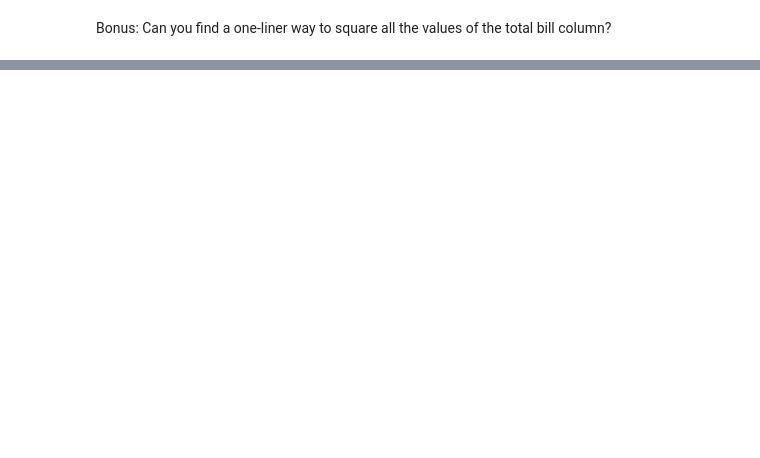
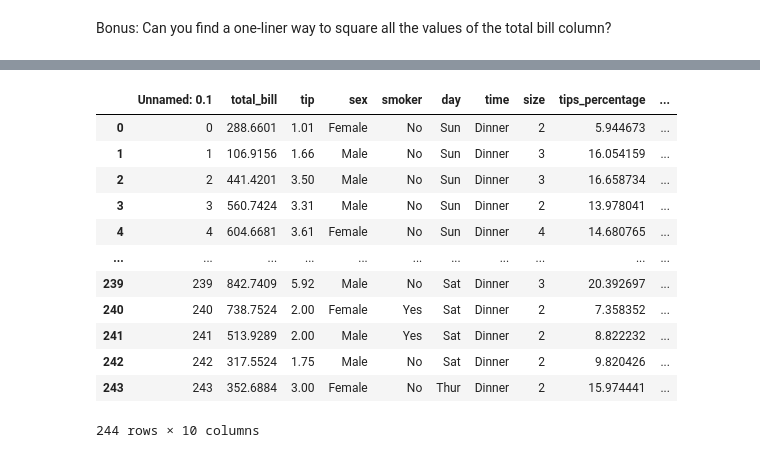
Before and after one commit to Bioinformatics-teaching-UiT/Python_2022, a Jupyter notebook: week2/day2/Pandas_practice.ipynb, the cells around one changed output, grey strips where cells are left out. Cells and saved outputs as stored; diff of their text form; code cells hidden in the pictures; blank space fills up the shorter version.

```diff
--- a/week2/day2/Pandas_practice.ipynb
+++ b/week2/day2/Pandas_practice.ipynb
@@ -5,4 +7,6 @@ Step 1: Import the necessary libraries
 # %% [markdown]
 Step 2: Import the tips dataset
+# %%
+tips_data = pd.read_csv('tips.csv', index_col = 0)
 # %% [markdown]
 Step 3: View the first 10 lines of your data and then the last 5 lines of your data. Don't use indexing, use the correct methods for this!
@@ -13,2 +67,4 @@ Step 5: Find a segment of the data where the total bill was greater than 40 and
 # %% [markdown]
 Step 6. Create a new column in your data for the percentage the tip was of the total bill, and name it 'tip_percentage'
+# %%
+tips_data['tips_percentage'] = (tips_data['tip'] / tips_data['total_bill'] * 100)
@@ -15,2 +87,5 @@ Step 6. Create a new column in your data for the percentage the tip was of the t
 # %% [markdown]
 Bonus: Can you find a one-liner way to square all the values of the total bill column?
+# %%
+tips_data['total_squared'] = tips_data.apply(lambda x: x.total_bill ** 2, axis = 1)
+tips_data['total_squared']
@@ -16,0 +105,17 @@ Bonus: Can you find a one-liner way to square all the values of the total bill c
+# %%
+tips_data.total_bill = tips_data.total_bill.pow(2)
+tips_data
+# %% [output]
+|  | Unnamed: 0.1 | total_bill | tip | sex | smoker | day | time | size | tips_percentage | ... |
+| 0 | 0 | 288.6601 | 1.01 | Female | No | Sun | Dinner | 2 | 5.944673 | ... |
+| 1 | 1 | 106.9156 | 1.66 | Male | No | Sun | Dinner | 3 | 16.054159 | ... |
+| 2 | 2 | 441.4201 | 3.50 | Male | No | Sun | Dinner | 3 | 16.658734 | ... |
+| 3 | 3 | 560.7424 | 3.31 | Male | No | Sun | Dinner | 2 | 13.978041 | ... |
+| 4 | 4 | 604.6681 | 3.61 | Female | No | Sun | Dinner | 4 | 14.680765 | ... |
+| ... | ... | ... | ... | ... | ... | ... | ... | ... | ... | ... |
+| 239 | 239 | 842.7409 | 5.92 | Male | No | Sat | Dinner | 3 | 20.392697 | ... |
+| 240 | 240 | 738.7524 | 2.00 | Female | Yes | Sat | Dinner | 2 | 7.358352 | ... |
+| 241 | 241 | 513.9289 | 2.00 | Male | Yes | Sat | Dinner | 2 | 8.822232 | ... |
+| 242 | 242 | 317.5524 | 1.75 | Male | No | Sat | Dinner | 2 | 9.820426 | ... |
+| 243 | 243 | 352.6884 | 3.00 | Female | No | Thur | Dinner | 2 | 15.974441 | ... |
+244 rows × 10 columns
```
Also changed, not shown: parts of 16 cells of this notebook.
